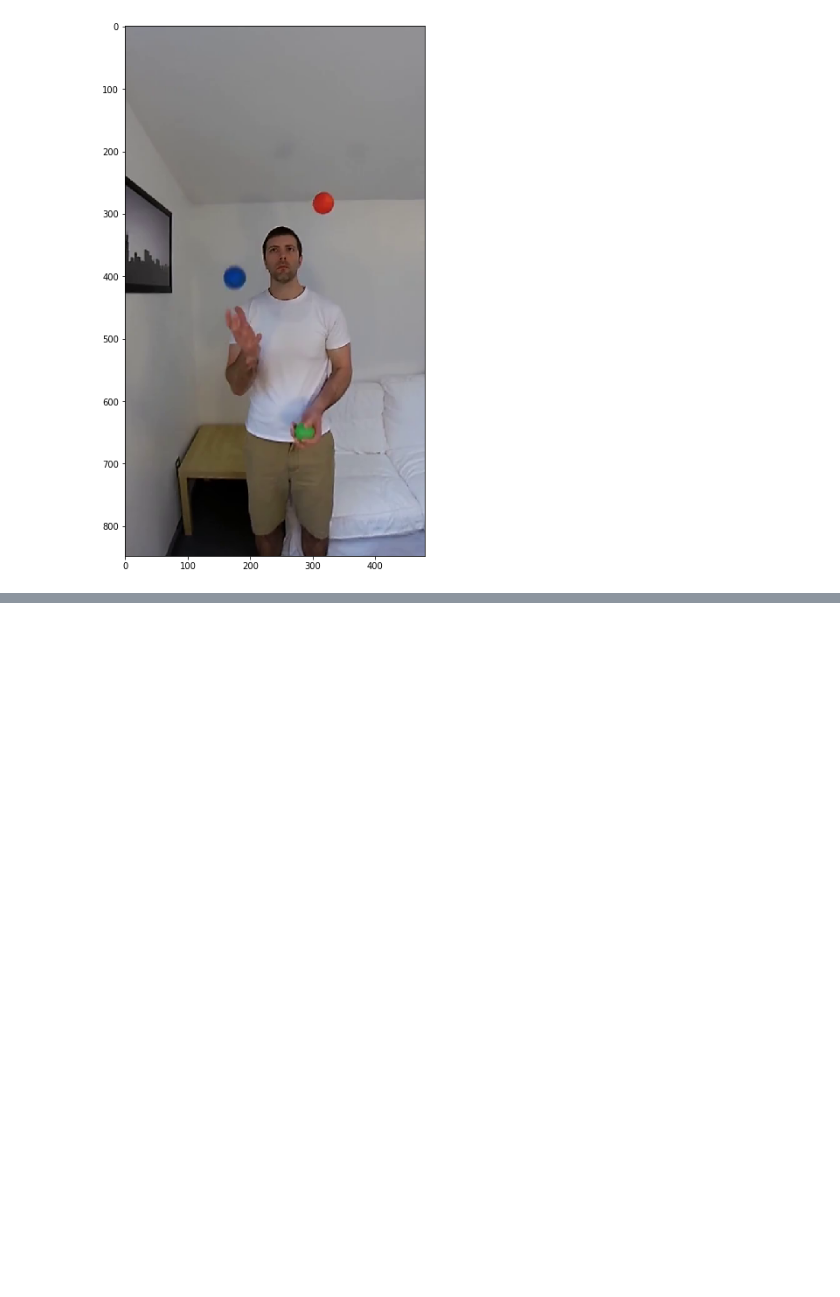
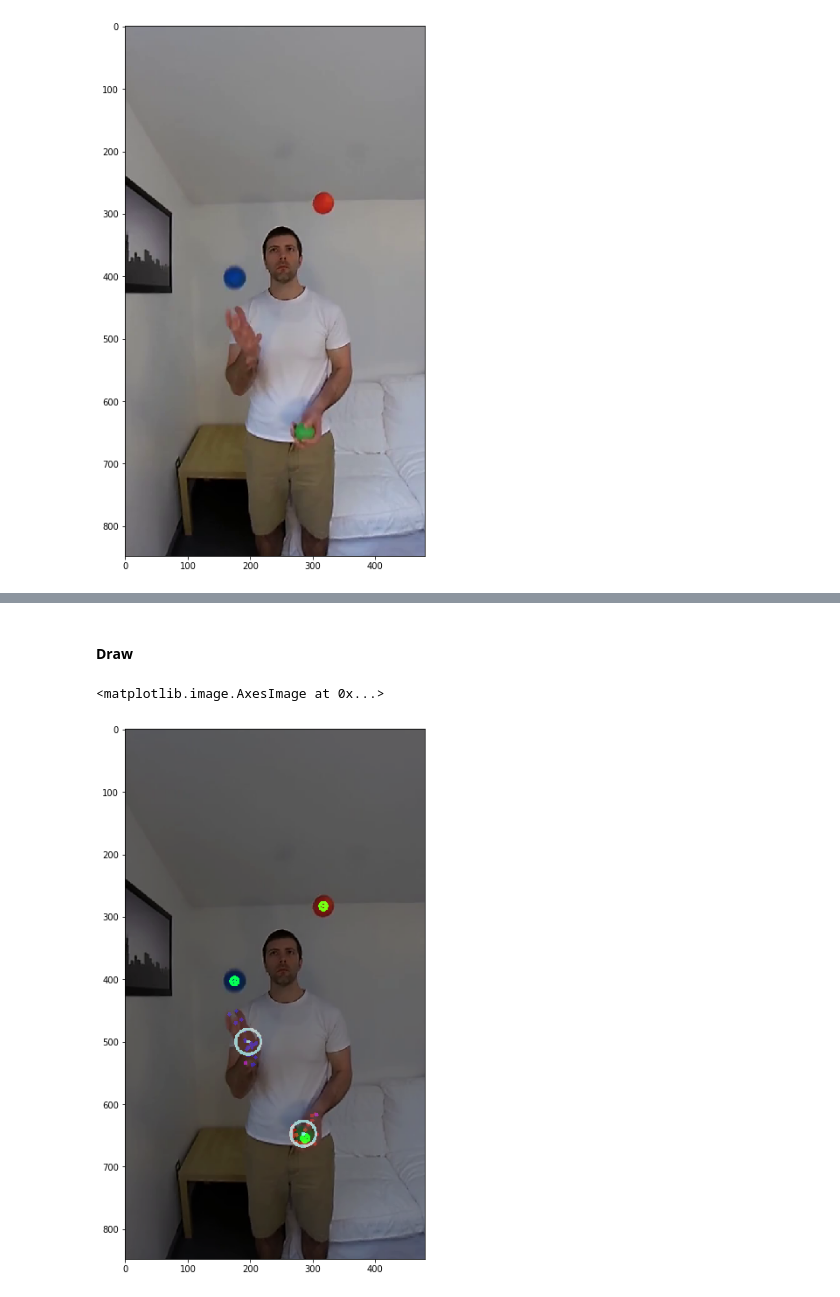
Before and after one commit to laygond/DisneyJuggling, a Jupyter notebook: Ball-Hand_Detection.ipynb, the cells around one changed output, grey strips where cells are left out. Saved outputs shown, nothing was run; the diff lists cells and outputs as text; code cells hidden in the pictures; blank space fills up the shorter version.

```diff
--- a/Ball-Hand_Detection.ipynb
+++ b/Ball-Hand_Detection.ipynb
@@ -172,3 +196,17 @@ with open(file_path) as csvfile:
     reader = csv.reader(csvfile)
     for line in reader:
         balls_loc.append(line)
+balls_loc = balls_loc[1:] # Get rid of title
+# %% [markdown]
+#### Draw
+# %%
+color, ball_radius = [0, 255,0], 6
+out_image = draw_circle_boundaries(out_image,balls_loc[0],ball_radius, color)
+
+# Display
+f, ax = plt.subplots(1, 1, figsize=(24, 9))  # width and heights in inches
+f.tight_layout()
+ax.imshow(cv2.cvtColor(out_image,cv2.COLOR_BGR2RGB))
+# %% [output]
+<matplotlib.image.AxesImage at 0x...>
+[figure, added]
```
Also changed, not shown: parts of 8 cells of this notebook.
